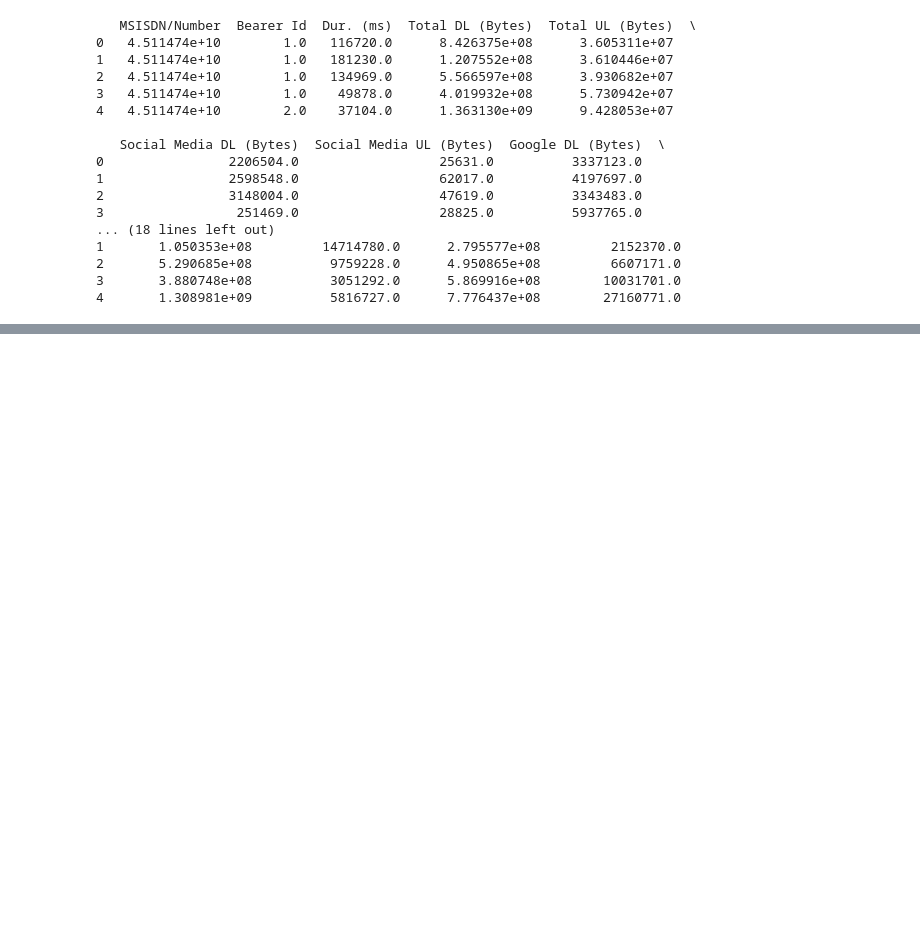
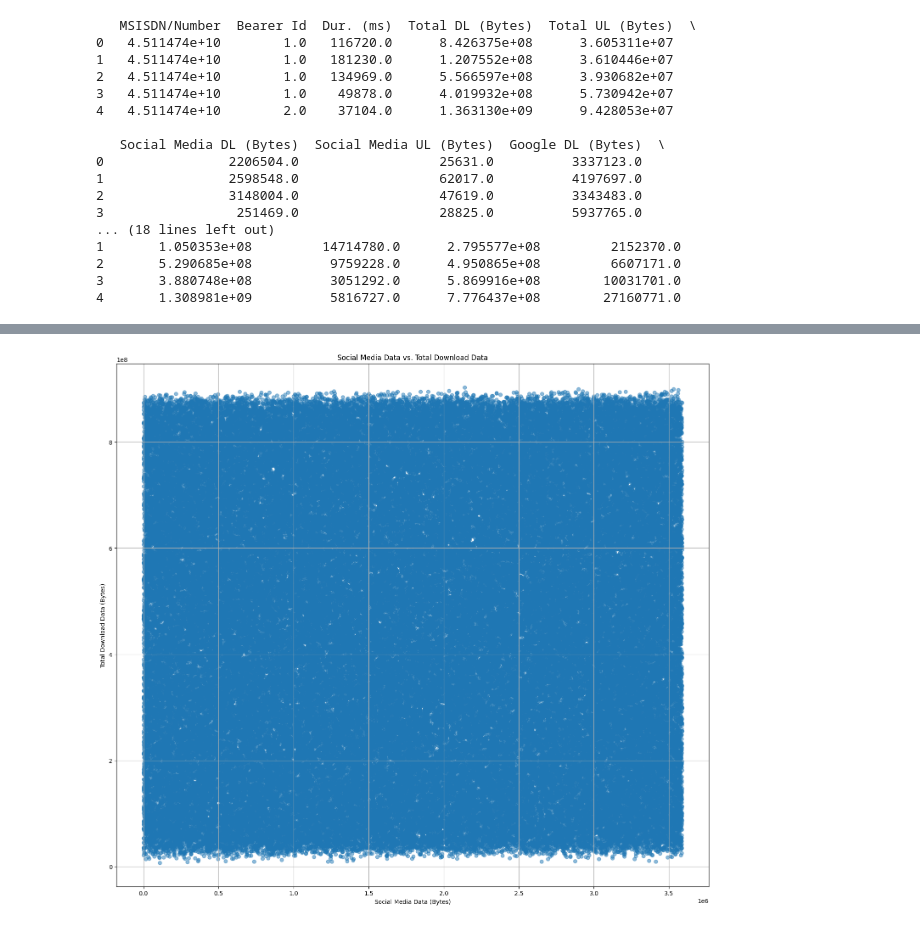
Before and after one commit to kiraassefa19/week-two, a Jupyter notebook: notebooks/user_overview.ipynb, the cells around one changed output, grey strips where cells are left out. Cells and saved outputs as stored; diff of their text form; code cells hidden in the pictures; blank space fills up the shorter version.

```diff
--- a/notebooks/user_overview.ipynb
+++ b/notebooks/user_overview.ipynb
@@ -139,0 +230,11 @@ print(cleaned_df.head())
+# %%
+# Create a scatter plot for Social Media data vs. Total DL data
+plt.figure(figsize=(18, 16))
+plt.scatter(df["Social Media DL (Bytes)"], df["Total DL (Bytes)"], alpha=0.5)
+plt.title("Social Media Data vs. Total Download Data")
+plt.xlabel("Social Media Data (Bytes)")
+plt.ylabel("Total Download Data (Bytes)")
+plt.grid(True)
+plt.show()
+# %% [output]
+[figure, added]
```
Also changed, not shown: parts of 9 cells of this notebook, 5 other files.
